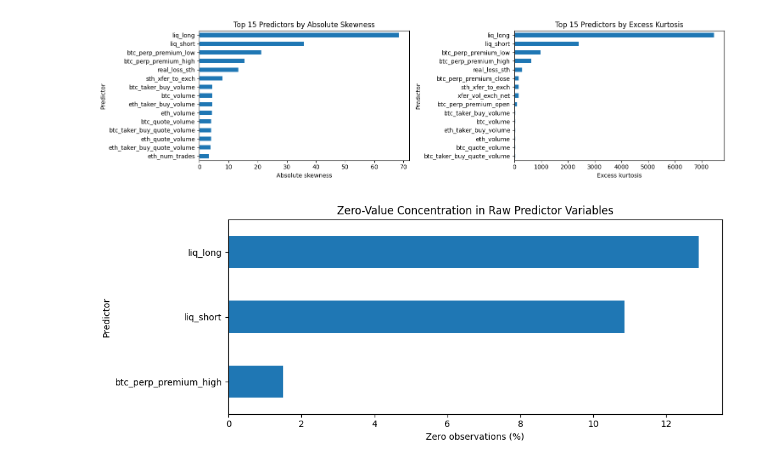
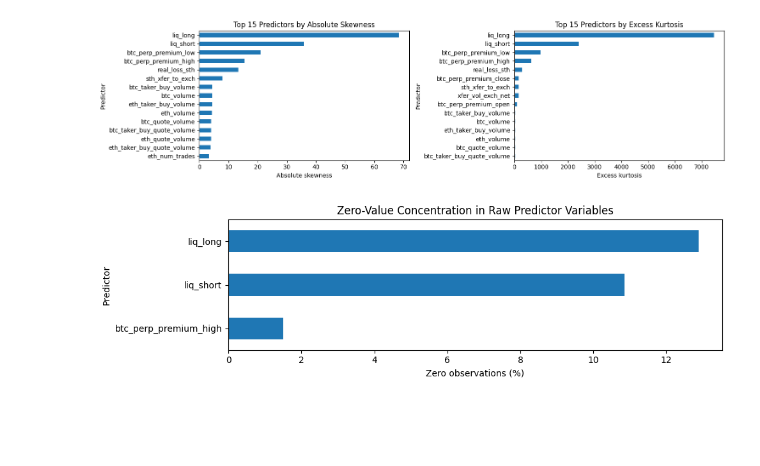
Before and after one commit to jade-lam/CQF, a Jupyter notebook: CQF_Final_Project.ipynb, the cells around one changed output. Saved outputs shown, nothing was run; the diff lists cells and outputs as text; code cells hidden in the pictures; blank space fills up the shorter version.

```diff
--- a/CQF_Final_Project.ipynb
+++ b/CQF_Final_Project.ipynb
@@ -2018,15 +1975,15 @@ plt.show()
 # %%
 # Predictors with a material concentration of zero values
 
 zero_pct = X_train_diag["zero_pct"]
 zero_plot = zero_pct[zero_pct >= 1].sort_values()
 
-plt.figure(figsize=(10, max(4, len(zero_plot) * 0.35)))
+plt.figure(figsize=(10, max(3, len(zero_plot) * 0.35)))
 zero_plot.plot(kind="barh")
 plt.title("Zero-Value Concentration in Raw Predictor Variables")
 plt.xlabel("Zero observations (%)")
 plt.ylabel("Predictor")
 plt.tight_layout()
 plt.show()
 # %% [output]
-[figure, old version]
+[figure, new version]
```
Also changed, not shown: parts of 13 cells of this notebook.
